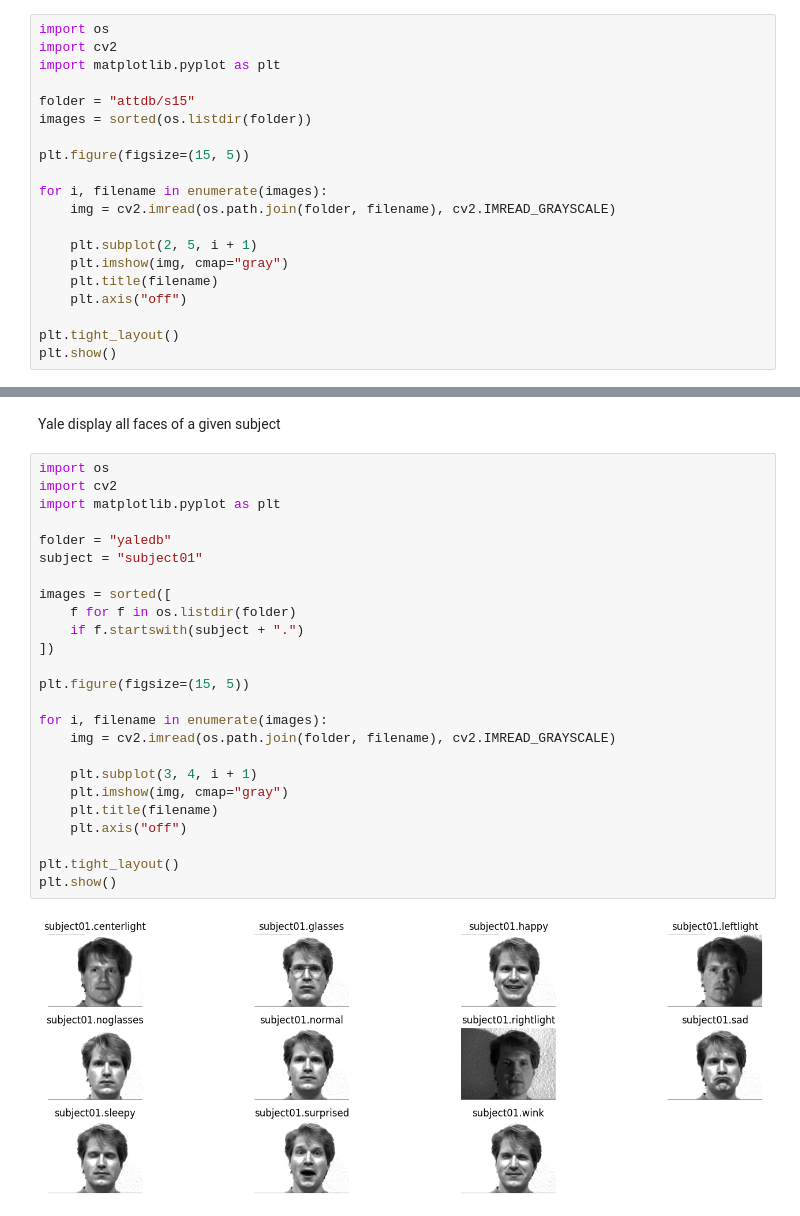
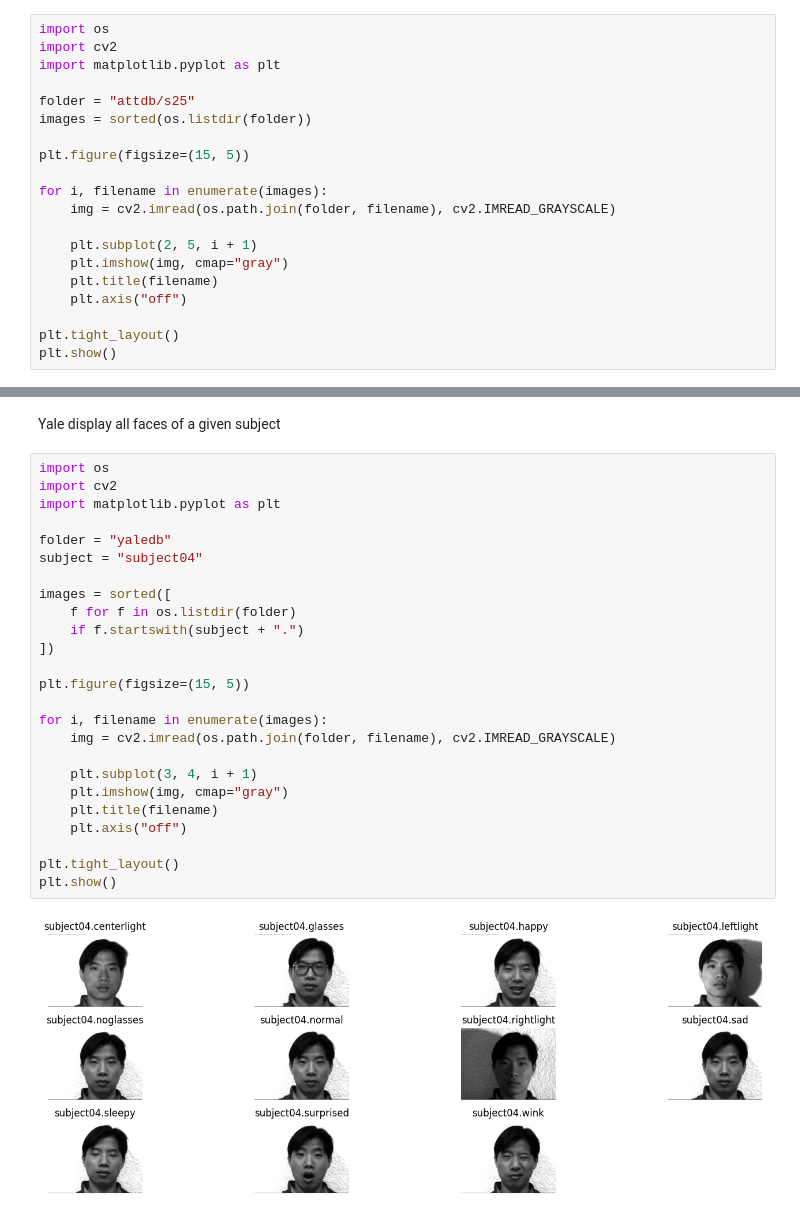
Before and after one commit to JaxenBujy/Deepface-Attack-Testing, a Jupyter notebook: deepface_test.ipynb, the cells around one changed output, grey strips where cells are left out. Saved outputs shown, nothing was run; the diff lists cells and outputs as text.

```diff
--- a/deepface_test.ipynb
+++ b/deepface_test.ipynb
@@ -122,7 +129,7 @@ import os
 import cv2
 import matplotlib.pyplot as plt
 
-folder = "attdb/s15"
+folder = "attdb/s25"
 images = sorted(os.listdir(folder))
 
 plt.figure(figsize=(15, 5))
@@ -144,27 +151,27 @@ Yale display all faces of a given subject
 # %%
 import os
 import cv2
 import matplotlib.pyplot as plt
 
 folder = "yaledb"
-subject = "subject01"
+subject = "subject04"
 
 images = sorted([
     f for f in os.listdir(folder)
     if f.startswith(subject + ".")
 ])
 
 plt.figure(figsize=(15, 5))
 
 for i, filename in enumerate(images):
     img = cv2.imread(os.path.join(folder, filename), cv2.IMREAD_GRAYSCALE)
 
     plt.subplot(3, 4, i + 1)
     plt.imshow(img, cmap="gray")
     plt.title(filename)
     plt.axis("off")
 
 plt.tight_layout()
 plt.show()
 # %% [output]
-[figure, old version]
+[figure, new version]
```
Also changed, not shown: parts of 2 cells of this notebook, 8 other files.
